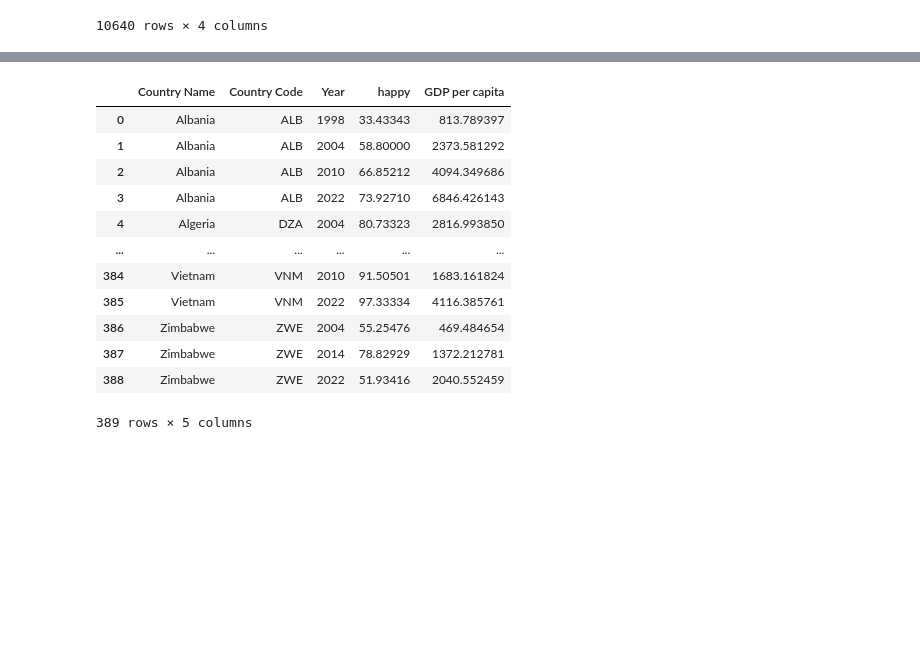
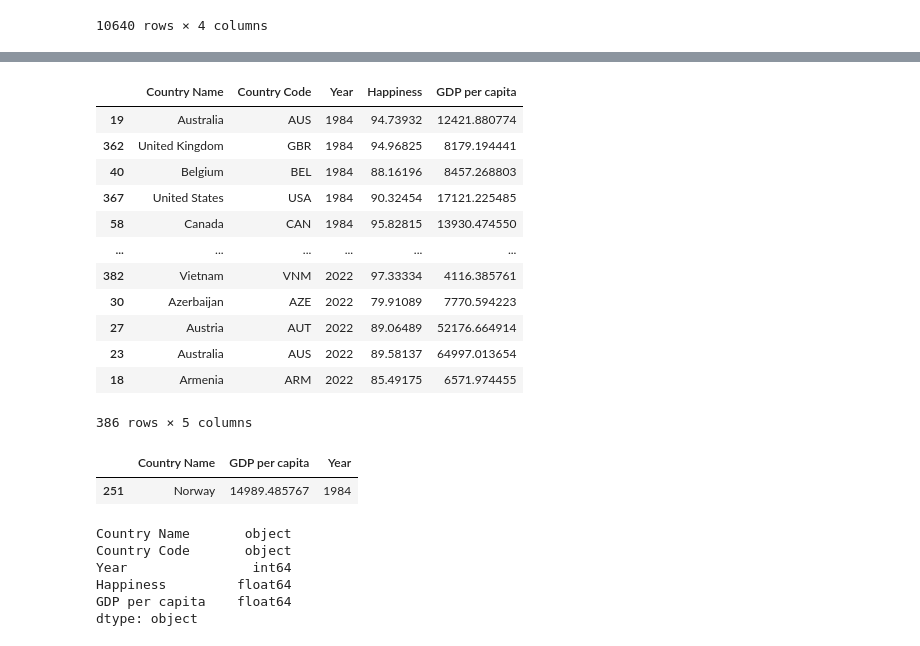
Before and after one commit to mathisjankovic/Correllation-between-GPD-evolution-and-happiness, a Jupyter notebook: GDPperCapvsHappiness.ipynb, the cells around one changed output, grey strips where cells are left out. Drawn from its saved outputs; the diff is of its cells as text; code cells hidden in the pictures; blank space fills up the shorter version.

```diff
--- a/GDPperCapvsHappiness.ipynb
+++ b/GDPperCapvsHappiness.ipynb
@@ -144,0 +174,7 @@ dtype: object
+# %%
+gdppercap_without_null = (
+    gdppercap_filtered
+    .dropna(subset=['GDP per capita'])
+)
+
+gdppercap_without_null
@@ -145,40 +215,49 @@ dtype: object
 # %%
 gpdpercap_vs_happiness_merged = (
-    happiness_filtered.merge(gdppercap_filtered,
+    happiness_filtered.merge(gdppercap_without_null,
                              how='inner',
                              left_on=['Code', 'Year'],
                              right_on=['Country Code', 'Year']
                     )
 )
 
 gpdpercap_vs_happiness = (
     gpdpercap_vs_happiness_merged
     .drop(columns={'Country Name', 'Country Code'})
     .rename(columns={'Entity': 'Country Name',
-                    'Code': 'Country Code'}
-                    'happy': 'Happiness'}
+                    'Code': 'Country Code',
+                    'happy': 'Happiness'})
+    #.set_index(['Country Code', 'Year'])
+    .sort_values(by='Year')
+    #.set_index('Year')
 )
 
 gpdpercap_vs_happiness
 # %% [output]
-|  | Country Name | Country Code | Year | happy | GDP per capita |
-| 0 | Albania | ALB | 1998 | 33.43343 | 813.789397 |
-| 1 | Albania | ALB | 2004 | 58.80000 | 2373.581292 |
-| 2 | Albania | ALB | 2010 | 66.85212 | 4094.349686 |
-| 3 | Albania | ALB | 2022 | 73.92710 | 6846.426143 |
-| 4 | Algeria | DZA | 2004 | 80.73323 | 2816.993850 |
+|  | Country Name | Country Code | Year | Happiness | GDP per capita |
+| 19 | Australia | AUS | 1984 | 94.73932 | 12421.880774 |
+| 362 | United Kingdom | GBR | 1984 | 94.96825 | 8179.194441 |
+| 40 | Belgium | BEL | 1984 | 88.16196 | 8457.268803 |
+| 367 | United States | USA | 1984 | 90.32454 | 17121.225485 |
+| 58 | Canada | CAN | 1984 | 95.82815 | 13930.474550 |
 | ... | ... | ... | ... | ... | ... |
-| 384 | Vietnam | VNM | 2010 | 91.50501 | 1683.161824 |
-| 385 | Vietnam | VNM | 2022 | 97.33334 | 4116.385761 |
-| 386 | Zimbabwe | ZWE | 2004 | 55.25476 | 469.484654 |
-| 387 | Zimbabwe | ZWE | 2014 | 78.82929 | 1372.212781 |
-| 388 | Zimbabwe | ZWE | 2022 | 51.93416 | 2040.552459 |
+| 382 | Vietnam | VNM | 2022 | 97.33334 | 4116.385761 |
+| 30 | Azerbaijan | AZE | 2022 | 79.91089 | 7770.594223 |
+| 27 | Austria | AUT | 2022 | 89.06489 | 52176.664914 |
+| 23 | Australia | AUS | 2022 | 89.58137 | 64997.013654 |
+| 18 | Armenia | ARM | 2022 | 85.49175 | 6571.974455 |
-389 rows × 5 columns
+386 rows × 5 columns
+# %%
+gpdpercap_vs_happiness[['Country Name', 'GDP per capita', 'Year']].query('`Country Name`.str.contains("Norway") and Year == 1984')
+# %% [output]
+|  | Country Name | GDP per capita | Year |
+| 251 | Norway | 14989.485767 | 1984 |
 # %%
-#trends[['S003', 'S020','A008']].query('S003.str.contains("Indonesia") \
-#    and S020.str.contains("2018")').value_counts()
-
-#trends[['S003', 'S020','A008']].query('S003.str.contains("Indonesia") \
-#    and S020.str.contains("2018") \
-#    and A008.str.contains("Quite happy")').value_counts()
-#trends.query('S003.str.contains("Albania") and S020.str.contains("2002")')
+gpdpercap_vs_happiness.dtypes
+# %% [output]
+Country Name       object
+Country Code       object
+Year                int64
+Happiness         float64
+GDP per capita    float64
+dtype: object
```
Also changed, not shown: parts of 9 cells of this notebook.
